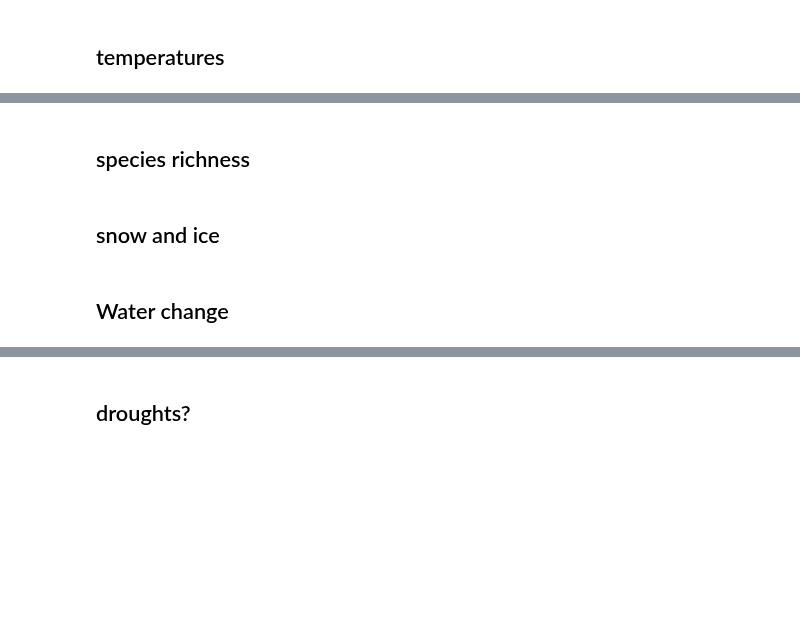
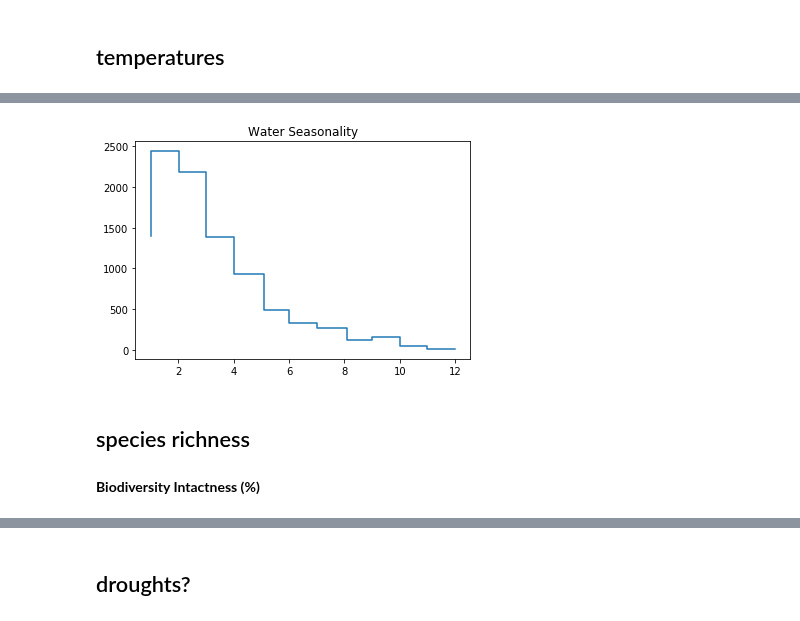
Before and after one commit to Vizzuality/notebooks, a Jupyter notebook: natGeo/pipeline_Dashboards.ipynb, the cells around one changed output, grey strips where cells are left out. Saved outputs shown, nothing was run; the diff lists cells and outputs as text; code cells hidden in the pictures; blank space fills up the shorter version.

```diff
--- a/natGeo/pipeline_Dashboards.ipynb
+++ b/natGeo/pipeline_Dashboards.ipynb
@@ -369,6 +600,40 @@ with open('ndvi_weekly-2017.json', 'w') as outfile:
+# %%
+### ASSETS from GEE lets prepare it to what we need
+water_seasonality = ee.Image('JRC/GSW1_0/GlobalSurfaceWater')
+water_seasonality = water_seasonality.select('seasonality')
+
+### Reducer to regions extractor
+regReducer = {
+    'collection': collection,
+    'reducer': ee.Reducer.histogram(),
+    'scale':1000,
+    'crs':'EPSG:4326',
+    'tileScale': 16
+}
+
+reduction = ee.Image(water_seasonality).reduceRegions(**regReducer)
+myOutput = ee.Feature(None, ee.Image(water_seasonality).toDictionary().combine(ee.Dictionary({'test':reduction.toList(10)}))).getInfo()
+
+output=[]
+for region in myOutput['properties']['test']:
+    output.append({'value': region['properties']['histogram'] if 'histogram' in region['properties'] else None, 'slug':region['properties']['slug']})
+
+with open('water_seasonality.json', 'w') as outfile:
+    json.dump(output, outfile)
+# %%
+parameter = 'Water Seasonality'
+aoi = ['Okavango Delta']
+
+param = [a for a in output if a['slug'] in aoi]
+
+x = param[0]['value']['bucketMeans']
+y = param[0]['value']['histogram']
+
+plt.step(x,y);
+plt.title (parameter);
+# %% [output]
+[figure, added]
 # %% [markdown]
 ## species richness
-# %% [markdown]
-## snow and ice
-# %% [markdown]
-## Water change
+# %% [markdown]
+**Biodiversity Intactness (%)**
```
Also changed, not shown: parts of 26 cells of this notebook.
